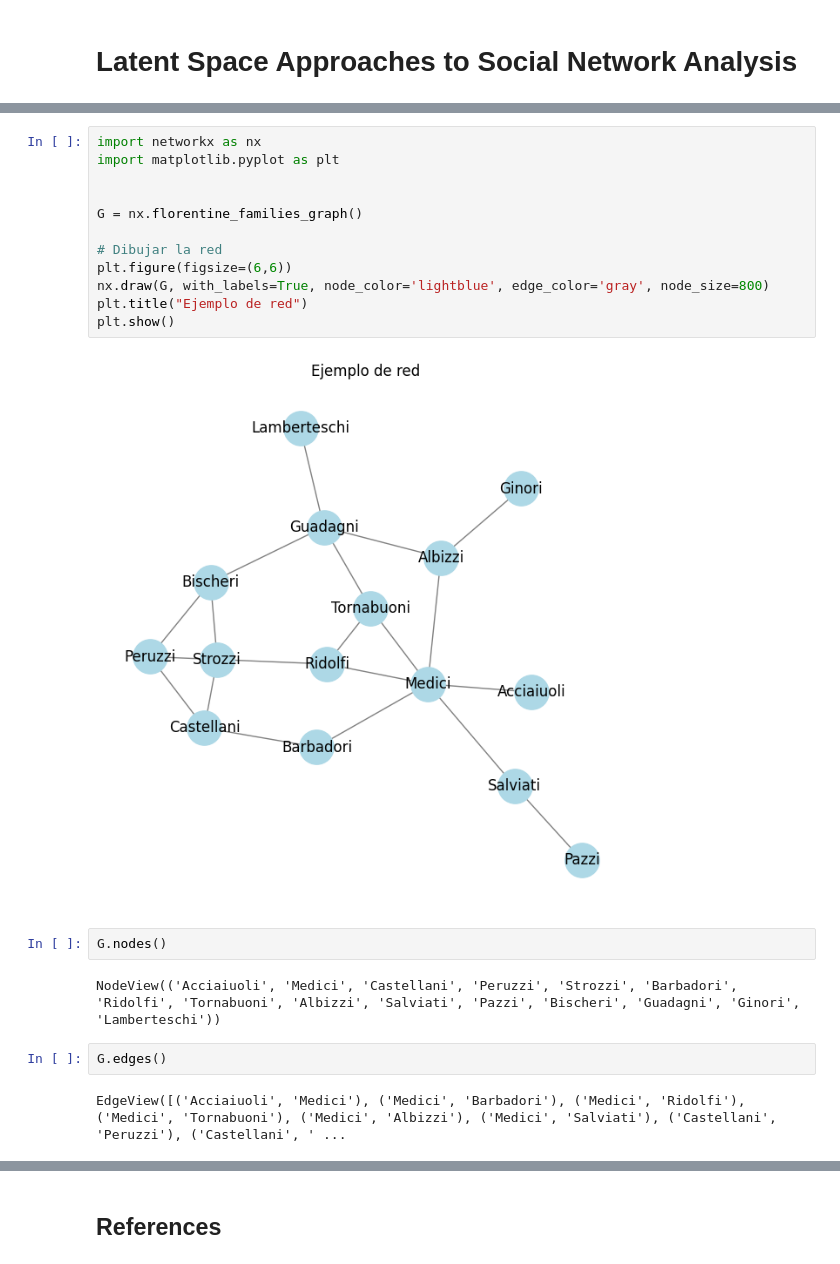
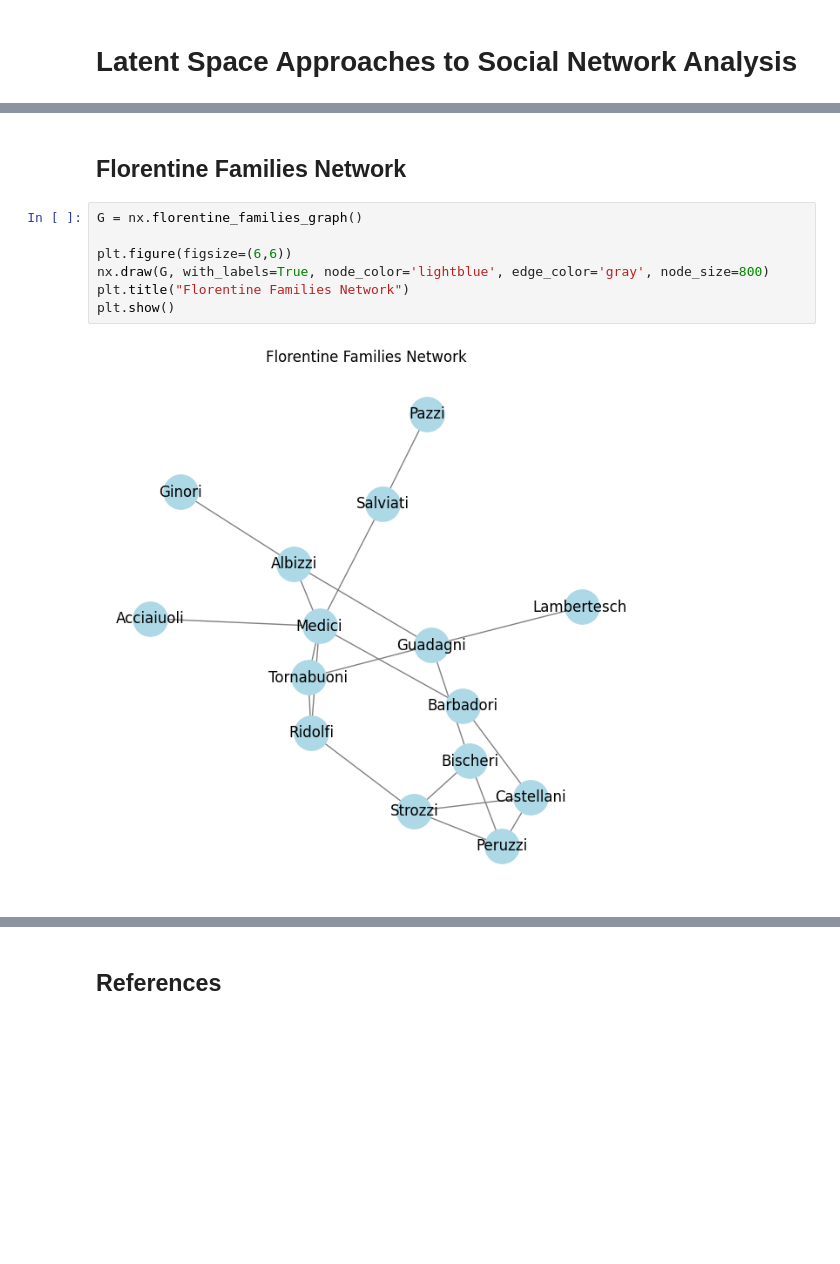
Before and after one commit to cnosa/LatentSpaces_Network_Manifold, a Jupyter notebook: LatentNetwork_Euclidean.ipynb, the cells around one changed output, grey strips where cells are left out. Cells and saved outputs as stored; diff of their text form; blank space fills up the shorter version.

```diff
--- a/LatentNetwork_Euclidean.ipynb
+++ b/LatentNetwork_Euclidean.ipynb
@@ -9,22 +12,11 @@ Note: you may need to restart the kernel to use updated packages.
+# %% [markdown]
+## Florentine Families Network
 # %%
-import networkx as nx
-import matplotlib.pyplot as plt
-
-
 G = nx.florentine_families_graph()
 
-# Dibujar la red
 plt.figure(figsize=(6,6))
 nx.draw(G, with_labels=True, node_color='lightblue', edge_color='gray', node_size=800)
-plt.title("Ejemplo de red")
+plt.title("Florentine Families Network")
 plt.show()
 # %% [output]
-[figure, old version]
+[figure, new version]
-# %%
-G.nodes()
-# %% [output]
-NodeView(('Acciaiuoli', 'Medici', 'Castellani', 'Peruzzi', 'Strozzi', 'Barbadori', 'Ridolfi', 'Tornabuoni', 'Albizzi', 'Salviati', 'Pazzi', 'Bischeri', 'Guadagni', 'Ginori', 'Lamberteschi'))
-# %%
-G.edges()
-# %% [output]
-EdgeView([('Acciaiuoli', 'Medici'), ('Medici', 'Barbadori'), ('Medici', 'Ridolfi'), ('Medici', 'Tornabuoni'), ('Medici', 'Albizzi'), ('Medici', 'Salviati'), ('Castellani', 'Peruzzi'), ('Castellani', ' ...
```
Also changed, not shown: parts of 44 cells of this notebook.
